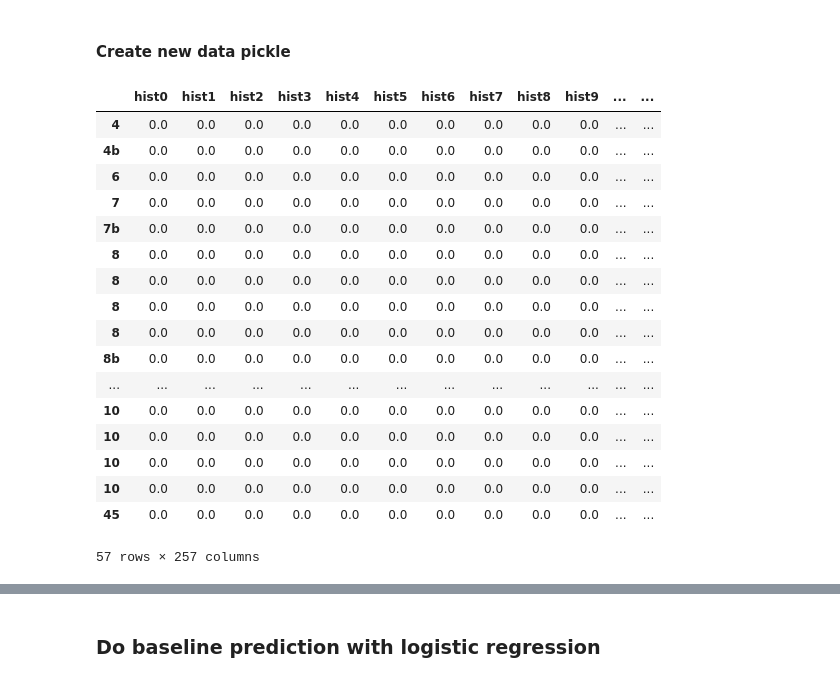
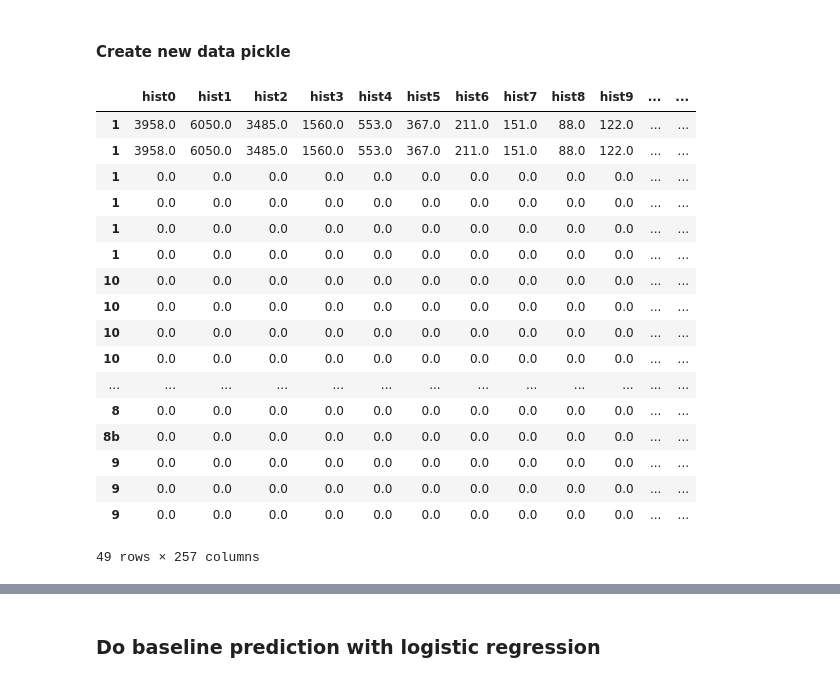
Before and after one commit to jatron/crmo-diagnosis-using-mri, a Jupyter notebook: Baseline.ipynb, the cells around one changed output, grey strips where cells are left out. Cells and saved outputs as stored; diff of their text form; code cells hidden in the pictures.

```diff
--- a/Baseline.ipynb
+++ b/Baseline.ipynb
@@ -68,21 +75,0 @@ pickle.dump(data, open("data.pkl", "wb") )
-# %%
-data
-# %% [output]
-|  | hist0 | hist1 | hist2 | hist3 | hist4 | hist5 | hist6 | hist7 | hist8 | hist9 | ... | ... |
-| 4 | 0.0 | 0.0 | 0.0 | 0.0 | 0.0 | 0.0 | 0.0 | 0.0 | 0.0 | 0.0 | ... | ... |
-| 4b | 0.0 | 0.0 | 0.0 | 0.0 | 0.0 | 0.0 | 0.0 | 0.0 | 0.0 | 0.0 | ... | ... |
-| 6 | 0.0 | 0.0 | 0.0 | 0.0 | 0.0 | 0.0 | 0.0 | 0.0 | 0.0 | 0.0 | ... | ... |
-| 7 | 0.0 | 0.0 | 0.0 | 0.0 | 0.0 | 0.0 | 0.0 | 0.0 | 0.0 | 0.0 | ... | ... |
-| 7b | 0.0 | 0.0 | 0.0 | 0.0 | 0.0 | 0.0 | 0.0 | 0.0 | 0.0 | 0.0 | ... | ... |
-| 8 | 0.0 | 0.0 | 0.0 | 0.0 | 0.0 | 0.0 | 0.0 | 0.0 | 0.0 | 0.0 | ... | ... |
-| 8 | 0.0 | 0.0 | 0.0 | 0.0 | 0.0 | 0.0 | 0.0 | 0.0 | 0.0 | 0.0 | ... | ... |
-| 8 | 0.0 | 0.0 | 0.0 | 0.0 | 0.0 | 0.0 | 0.0 | 0.0 | 0.0 | 0.0 | ... | ... |
-| 8 | 0.0 | 0.0 | 0.0 | 0.0 | 0.0 | 0.0 | 0.0 | 0.0 | 0.0 | 0.0 | ... | ... |
-| 8b | 0.0 | 0.0 | 0.0 | 0.0 | 0.0 | 0.0 | 0.0 | 0.0 | 0.0 | 0.0 | ... | ... |
-| ... | ... | ... | ... | ... | ... | ... | ... | ... | ... | ... | ... | ... |
-| 10 | 0.0 | 0.0 | 0.0 | 0.0 | 0.0 | 0.0 | 0.0 | 0.0 | 0.0 | 0.0 | ... | ... |
-| 10 | 0.0 | 0.0 | 0.0 | 0.0 | 0.0 | 0.0 | 0.0 | 0.0 | 0.0 | 0.0 | ... | ... |
-| 10 | 0.0 | 0.0 | 0.0 | 0.0 | 0.0 | 0.0 | 0.0 | 0.0 | 0.0 | 0.0 | ... | ... |
-| 10 | 0.0 | 0.0 | 0.0 | 0.0 | 0.0 | 0.0 | 0.0 | 0.0 | 0.0 | 0.0 | ... | ... |
-| 45 | 0.0 | 0.0 | 0.0 | 0.0 | 0.0 | 0.0 | 0.0 | 0.0 | 0.0 | 0.0 | ... | ... |
-57 rows × 257 columns
@@ -92,2 +76,23 @@ y = data["y"]
+# %%
+train_data
+# %% [output]
+|  | hist0 | hist1 | hist2 | hist3 | hist4 | hist5 | hist6 | hist7 | hist8 | hist9 | ... | ... |
+| 1 | 3958.0 | 6050.0 | 3485.0 | 1560.0 | 553.0 | 367.0 | 211.0 | 151.0 | 88.0 | 122.0 | ... | ... |
+| 1 | 3958.0 | 6050.0 | 3485.0 | 1560.0 | 553.0 | 367.0 | 211.0 | 151.0 | 88.0 | 122.0 | ... | ... |
+| 1 | 0.0 | 0.0 | 0.0 | 0.0 | 0.0 | 0.0 | 0.0 | 0.0 | 0.0 | 0.0 | ... | ... |
+| 1 | 0.0 | 0.0 | 0.0 | 0.0 | 0.0 | 0.0 | 0.0 | 0.0 | 0.0 | 0.0 | ... | ... |
+| 1 | 0.0 | 0.0 | 0.0 | 0.0 | 0.0 | 0.0 | 0.0 | 0.0 | 0.0 | 0.0 | ... | ... |
+| 1 | 0.0 | 0.0 | 0.0 | 0.0 | 0.0 | 0.0 | 0.0 | 0.0 | 0.0 | 0.0 | ... | ... |
+| 10 | 0.0 | 0.0 | 0.0 | 0.0 | 0.0 | 0.0 | 0.0 | 0.0 | 0.0 | 0.0 | ... | ... |
+| 10 | 0.0 | 0.0 | 0.0 | 0.0 | 0.0 | 0.0 | 0.0 | 0.0 | 0.0 | 0.0 | ... | ... |
+| 10 | 0.0 | 0.0 | 0.0 | 0.0 | 0.0 | 0.0 | 0.0 | 0.0 | 0.0 | 0.0 | ... | ... |
+| 10 | 0.0 | 0.0 | 0.0 | 0.0 | 0.0 | 0.0 | 0.0 | 0.0 | 0.0 | 0.0 | ... | ... |
+| ... | ... | ... | ... | ... | ... | ... | ... | ... | ... | ... | ... | ... |
+| 8 | 0.0 | 0.0 | 0.0 | 0.0 | 0.0 | 0.0 | 0.0 | 0.0 | 0.0 | 0.0 | ... | ... |
+| 8b | 0.0 | 0.0 | 0.0 | 0.0 | 0.0 | 0.0 | 0.0 | 0.0 | 0.0 | 0.0 | ... | ... |
+| 9 | 0.0 | 0.0 | 0.0 | 0.0 | 0.0 | 0.0 | 0.0 | 0.0 | 0.0 | 0.0 | ... | ... |
+| 9 | 0.0 | 0.0 | 0.0 | 0.0 | 0.0 | 0.0 | 0.0 | 0.0 | 0.0 | 0.0 | ... | ... |
+| 9 | 0.0 | 0.0 | 0.0 | 0.0 | 0.0 | 0.0 | 0.0 | 0.0 | 0.0 | 0.0 | ... | ... |
+49 rows × 257 columns
 # %%
 # Plot distribution of datapoints
```
Also changed, not shown: parts of 24 cells of this notebook, 2 other files.
